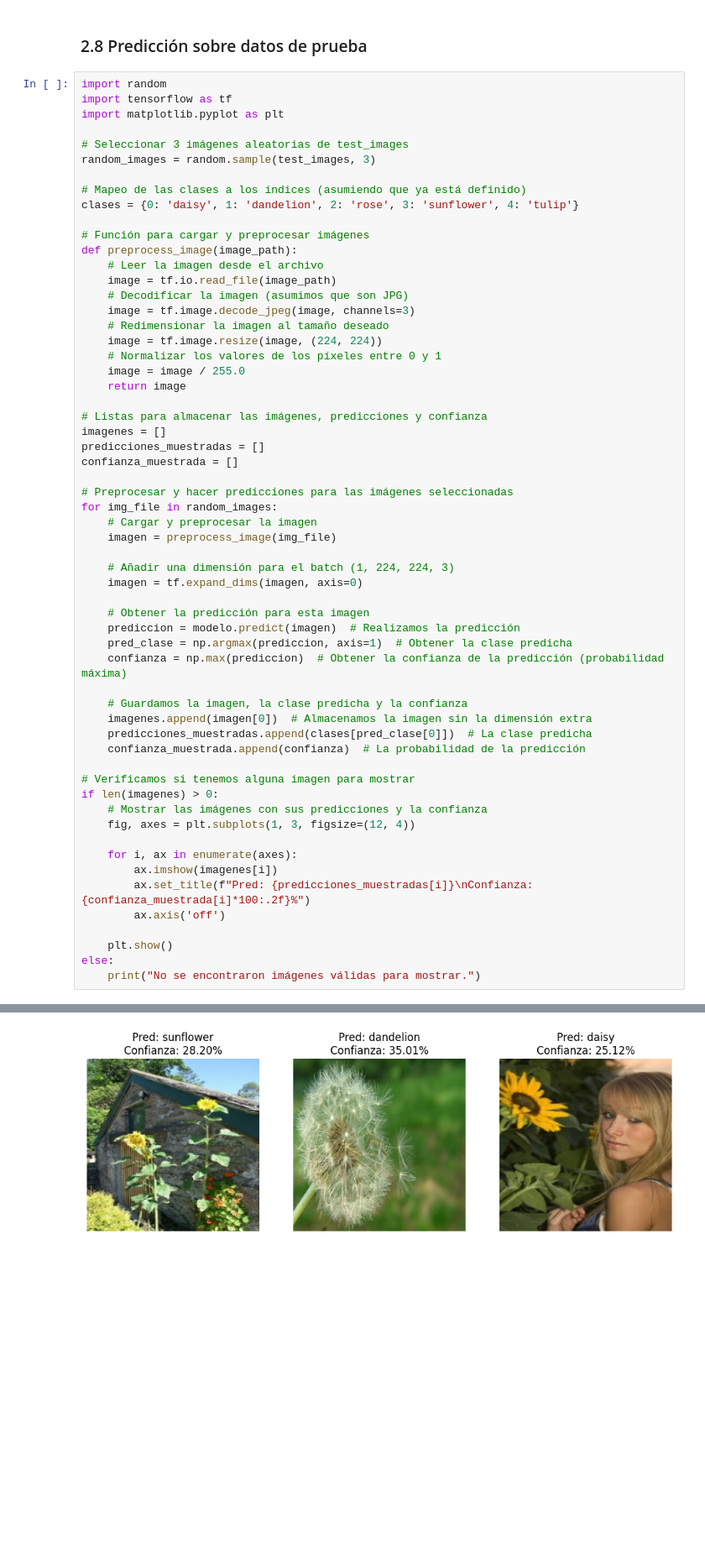
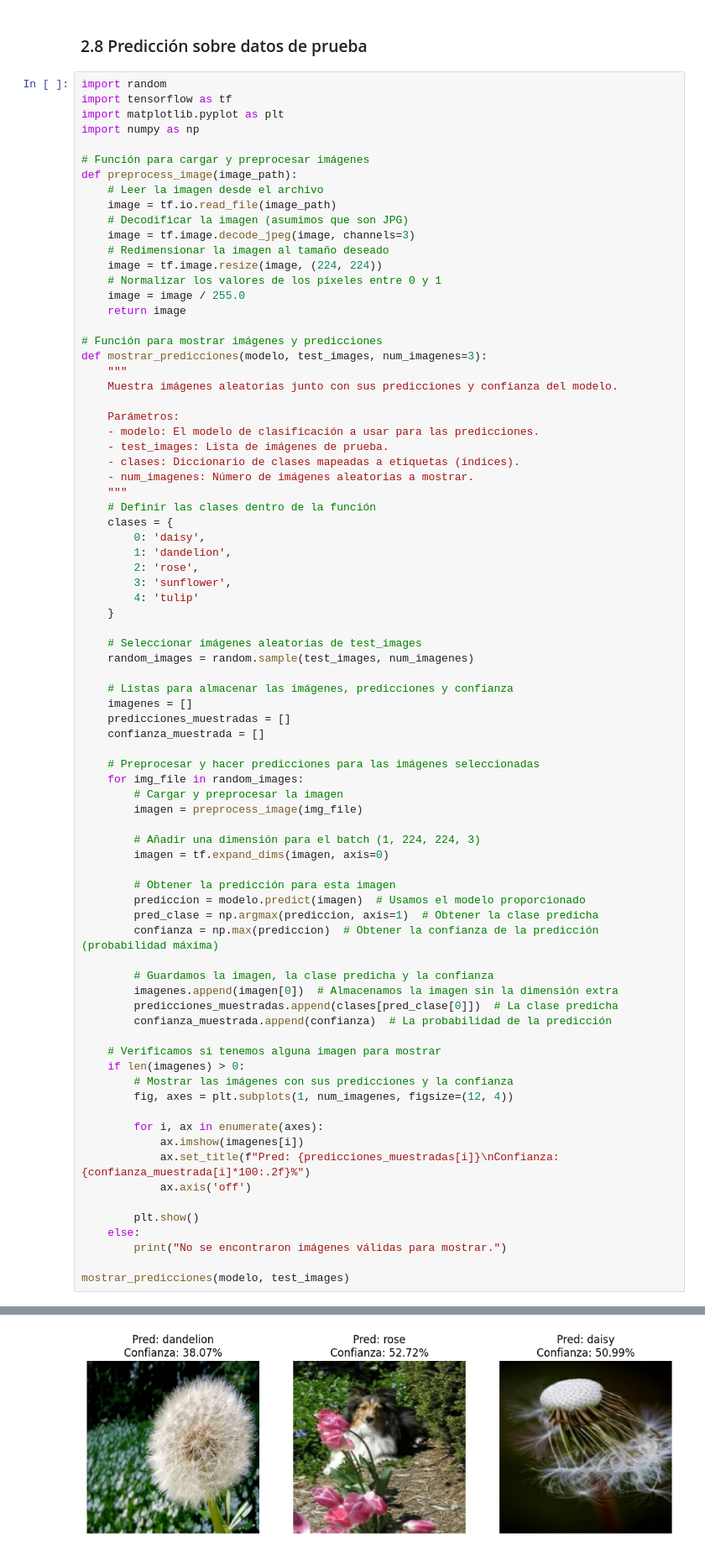
Before and after one commit to JDomingoDelgadoAlonso/PracticaConCNN, a Jupyter notebook: FloresCNNMulti.ipynb, the cells around one changed output, grey strips where cells are left out. Shown at 84% size. Cells and saved outputs as stored; diff of their text form; blank space fills up the shorter version.

```diff
--- a/FloresCNNMulti.ipynb
+++ b/FloresCNNMulti.ipynb
@@ -257,12 +257,7 @@ plt.show()
 import random
 import tensorflow as tf
 import matplotlib.pyplot as plt
-
-# Seleccionar 3 imágenes aleatorias de test_images
-random_images = random.sample(test_images, 3)
-
-# Mapeo de las clases a los índices (asumiendo que ya está definido)
-clases = {0: 'daisy', 1: 'dandelion', 2: 'rose', 3: 'sunflower', 4: 'tulip'}
+import numpy as np
 
 # Función para cargar y preprocesar imágenes
 def preprocess_image(image_path):
@@ -276,40 +271,65 @@ def preprocess_image(image_path):
     image = image / 255.0
     return image
 
-# Listas para almacenar las imágenes, predicciones y confianza
-imagenes = []
-predicciones_muestradas = []
-confianza_muestrada = []
+# Función para mostrar imágenes y predicciones
+def mostrar_predicciones(modelo, test_images, num_imagenes=3):
+    """
+    Muestra imágenes aleatorias junto con sus predicciones y confianza del modelo.
 
-# Preprocesar y hacer predicciones para las imágenes seleccionadas
-for img_file in random_images:
-    # Cargar y preprocesar la imagen
-    imagen = preprocess_image(img_file)
+    Parámetros:
+    - modelo: El modelo de clasificación a usar para las predicciones.
+    - test_images: Lista de imágenes de prueba.
+    - clases: Diccionario de clases mapeadas a etiquetas (índices).
+    - num_imagenes: Número de imágenes aleatorias a mostrar.
+    """
+    # Definir las clases dentro de la función
+    clases = {
+        0: 'daisy',
+        1: 'dandelion',
+        2: 'rose',
+        3: 'sunflower',
+        4: 'tulip'
+    }
 
-    # Añadir una dimensión para el batch (1, 224, 224, 3)
-    imagen = tf.expand_dims(imagen, axis=0)
+    # Seleccionar imágenes aleatorias de test_images
+    random_images = random.sample(test_images, num_imagenes)
 
-    # Obtener la predicción para esta imagen
-    prediccion = modelo.predict(imagen)  # Realizamos la predicción
-    pred_clase = np.argmax(prediccion, axis=1)  # Obtener la clase predicha
-    confianza = np.max(prediccion)  # Obtener la confianza de la predicción (probabilidad máxima)
+    # Listas para almacenar las imágenes, predicciones y confianza
+    imagenes = []
+    predicciones_muestradas = []
+    confianza_muestrada = []
 
-    # Guardamos la imagen, la clase predicha y la confianza
-    imagenes.append(imagen[0])  # Almacenamos la imagen sin la dimensión extra
-    predicciones_muestradas.append(clases[pred_clase[0]])  # La clase predicha
-    confianza_muestrada.append(confianza)  # La probabilidad de la predicción
+    # Preprocesar y hacer predicciones para las imágenes seleccionadas
+    for img_file in random_images:
+        # Cargar y preprocesar la imagen
+        imagen = preprocess_image(img_file)
 
-# Verificamos si tenemos alguna imagen para mostrar
-if len(imagenes) > 0:
-    # Mostrar las imágenes con sus predicciones y la confianza
-    fig, axes = plt.subplots(1, 3, figsize=(12, 4))
+        # Añadir una dimensión para el batch (1, 224, 224, 3)
+        imagen = tf.expand_dims(imagen, axis=0)
 
-    for i, ax in enumerate(axes):
-        ax.imshow(imagenes[i])
-        ax.set_title(f"Pred: {predicciones_muestradas[i]}\nConfianza: {confianza_muestrada[i]*100:.2f}%")
-        ax.axis('off')
+        # Obtener la predicción para esta imagen
+        prediccion = modelo.predict(imagen)  # Usamos el modelo proporcionado
+        pred_clase = np.argmax(prediccion, axis=1)  # Obtener la clase predicha
+        confianza = np.max(prediccion)  # Obtener la confianza de la predicción (probabilidad máxima)
 
-    plt.show()
-else:
-    print("No se encontraron imágenes válidas para mostrar.")
+        # Guardamos la imagen, la clase predicha y la confianza
+        imagenes.append(imagen[0])  # Almacenamos la imagen sin la dimensión extra
+        predicciones_muestradas.append(clases[pred_clase[0]])  # La clase predicha
+        confianza_muestrada.append(confianza)  # La probabilidad de la predicción
+
+    # Verificamos si tenemos alguna imagen para mostrar
+    if len(imagenes) > 0:
+        # Mostrar las imágenes con sus predicciones y la confianza
+        fig, axes = plt.subplots(1, num_imagenes, figsize=(12, 4))
+
+        for i, ax in enumerate(axes):
+            ax.imshow(imagenes[i])
+            ax.set_title(f"Pred: {predicciones_muestradas[i]}\nConfianza: {confianza_muestrada[i]*100:.2f}%")
+            ax.axis('off')
+
+        plt.show()
+    else:
+        print("No se encontraron imágenes válidas para mostrar.")
+
+mostrar_predicciones(modelo, test_images)
 # %% [output]
@@ -319 +339 @@ else:
-[figure, old version]
+[figure, new version]
```
Also changed, not shown: parts of 27 cells of this notebook.
